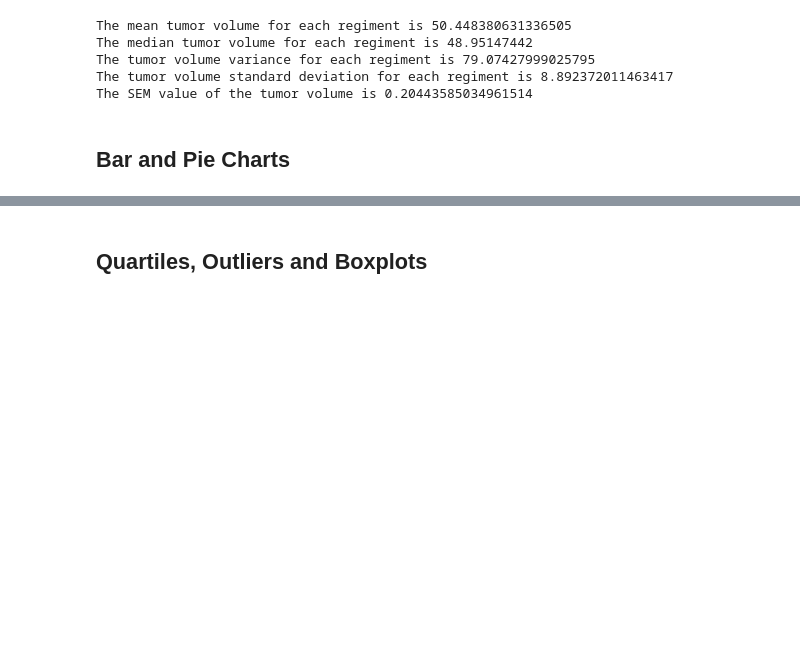
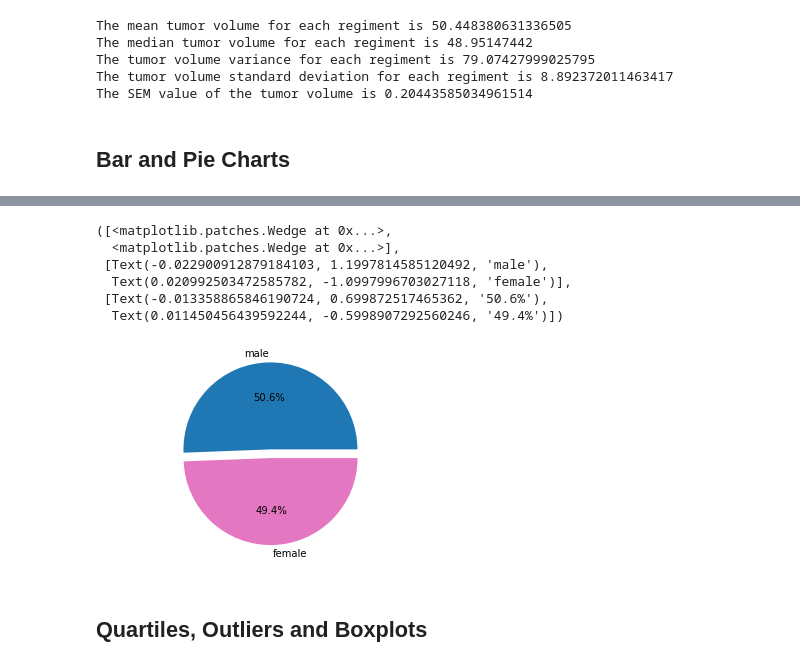
Before and after one commit to chokison79/Matplotlib-challenge, a Jupyter notebook: pymaceuticals_starter.ipynb, the cells around one changed output, grey strips where cells are left out. Saved outputs shown, nothing was run; the diff lists cells and outputs as text; code cells hidden in the pictures; blank space fills up the shorter version.

```diff
--- a/pymaceuticals_starter.ipynb
+++ b/pymaceuticals_starter.ipynb
@@ -236,5 +308,18 @@ The SEM value of the tumor volume is 0.20443585034961514
 # %%
 # Generate a pie plot showing the distribution of female versus male mice using pyplot
+
+explode = (0.1,0)
+plt.axis("equal")
+labels=list(gender)
+plt.pie(sizes, explode=explode, labels=labels, colors=colors, autopct="%1.1f%%")
+# %% [output]
+([<matplotlib.patches.Wedge at 0x...>,
+  <matplotlib.patches.Wedge at 0x...>],
+ [Text(-0.022900912879184103, 1.1997814585120492, 'male'),
+  Text(0.020992503472585782, -1.0997996703027118, 'female')],
+ [Text(-0.013358865846190724, 0.699872517465362, '50.6%'),
+  Text(0.011450456439592244, -0.5998907292560246, '49.4%')])
+[figure, added]
 # %% [markdown]
 ## Quartiles, Outliers and Boxplots
 # %%
```
Also changed, not shown: parts of 10 cells of this notebook.
